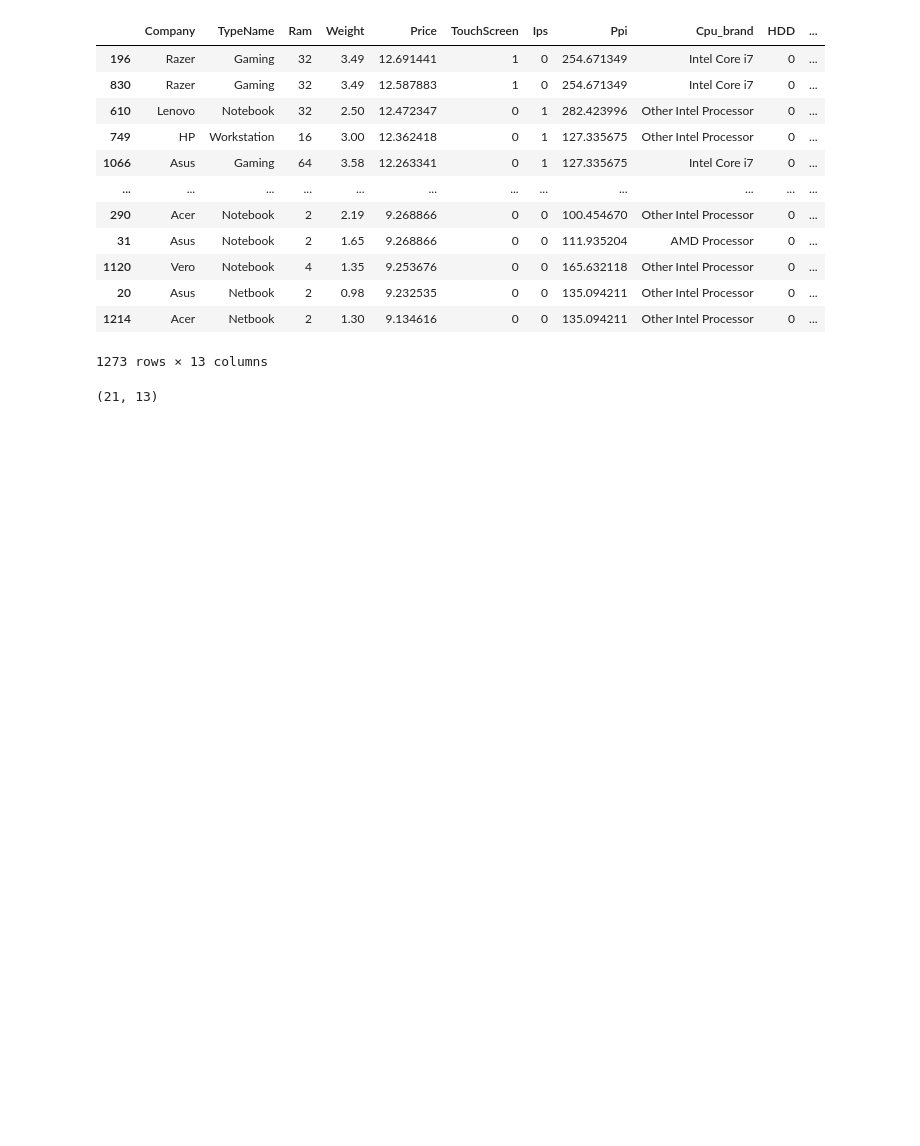
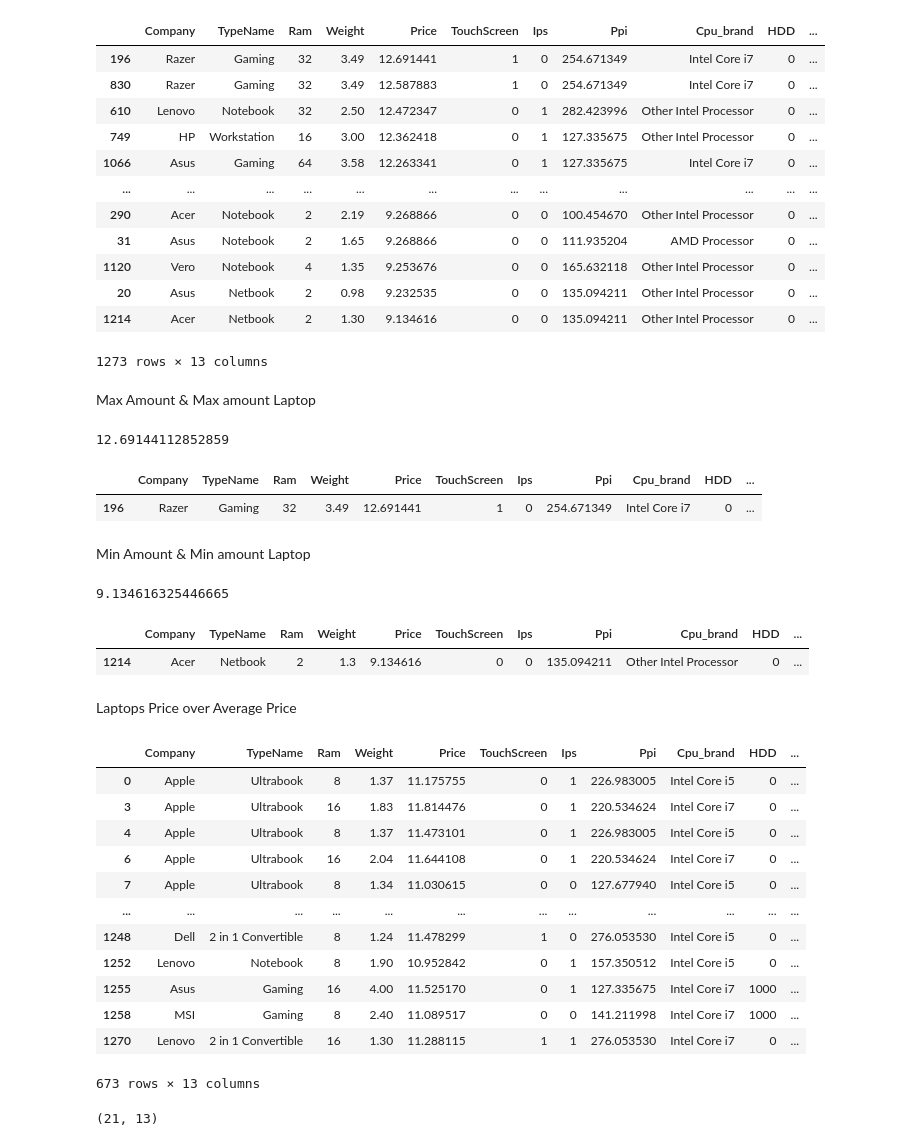
Before and after one commit to sha2992/Laptop-Price-Data, a Jupyter notebook: laptop-price-data-analysis-prediction.ipynb, the cells around one changed output. Saved outputs shown, nothing was run; the diff lists cells and outputs as text; code cells hidden in the pictures; blank space fills up the shorter version.

Commit message:
Kaggle Notebook | Laptop Price Data Analysis & Prediction | Version 14

```diff
--- a/laptop-price-data-analysis-prediction.ipynb
+++ b/laptop-price-data-analysis-prediction.ipynb
@@ -259,6 +259,46 @@ df.sort_values('Price',ascending=False)
 | 20 | Asus | Netbook | 2 | 0.98 | 9.232535 | 0 | 0 | 135.094211 | Other Intel Processor | 0 | ... |
 | 1214 | Acer | Netbook | 2 | 1.30 | 9.134616 | 0 | 0 | 135.094211 | Other Intel Processor | 0 | ... |
 1273 rows × 13 columns
+# %% [markdown]
+Max Amount & Max amount Laptop
+# %%
+df['Price'].aggregate('max')
+# %% [output]
+12.69144112852859
+# %%
+df[df['Price']==df['Price'].aggregate('max')]
+# %% [output]
+|  | Company | TypeName | Ram | Weight | Price | TouchScreen | Ips | Ppi | Cpu_brand | HDD | ... |
+| 196 | Razer | Gaming | 32 | 3.49 | 12.691441 | 1 | 0 | 254.671349 | Intel Core i7 | 0 | ... |
+# %% [markdown]
+Min Amount & Min amount Laptop
+# %%
+df['Price'].aggregate('min')
+# %% [output]
+9.134616325446665
+# %%
+df[df['Price']==df['Price'].aggregate('min')]
+# %% [output]
+|  | Company | TypeName | Ram | Weight | Price | TouchScreen | Ips | Ppi | Cpu_brand | HDD | ... |
+| 1214 | Acer | Netbook | 2 | 1.3 | 9.134616 | 0 | 0 | 135.094211 | Other Intel Processor | 0 | ... |
+# %% [markdown]
+Laptops Price over Average Price
+# %%
+df[df['Price']>df['Price'].aggregate('mean')]
+# %% [output]
+|  | Company | TypeName | Ram | Weight | Price | TouchScreen | Ips | Ppi | Cpu_brand | HDD | ... |
+| 0 | Apple | Ultrabook | 8 | 1.37 | 11.175755 | 0 | 1 | 226.983005 | Intel Core i5 | 0 | ... |
+| 3 | Apple | Ultrabook | 16 | 1.83 | 11.814476 | 0 | 1 | 220.534624 | Intel Core i7 | 0 | ... |
+| 4 | Apple | Ultrabook | 8 | 1.37 | 11.473101 | 0 | 1 | 226.983005 | Intel Core i5 | 0 | ... |
+| 6 | Apple | Ultrabook | 16 | 2.04 | 11.644108 | 0 | 1 | 220.534624 | Intel Core i7 | 0 | ... |
+| 7 | Apple | Ultrabook | 8 | 1.34 | 11.030615 | 0 | 0 | 127.677940 | Intel Core i5 | 0 | ... |
+| ... | ... | ... | ... | ... | ... | ... | ... | ... | ... | ... | ... |
+| 1248 | Dell | 2 in 1 Convertible | 8 | 1.24 | 11.478299 | 1 | 0 | 276.053530 | Intel Core i5 | 0 | ... |
+| 1252 | Lenovo | Notebook | 8 | 1.90 | 10.952842 | 0 | 1 | 157.350512 | Intel Core i5 | 0 | ... |
+| 1255 | Asus | Gaming | 16 | 4.00 | 11.525170 | 0 | 1 | 127.335675 | Intel Core i7 | 1000 | ... |
+| 1258 | MSI | Gaming | 8 | 2.40 | 11.089517 | 0 | 0 | 141.211998 | Intel Core i7 | 1000 | ... |
+| 1270 | Lenovo | 2 in 1 Convertible | 16 | 1.30 | 11.288115 | 1 | 1 | 276.053530 | Intel Core i7 | 0 | ... |
+673 rows × 13 columns
 # %%
 Mac_Os = df[df['Os']=='Mac']
 # %%
```
